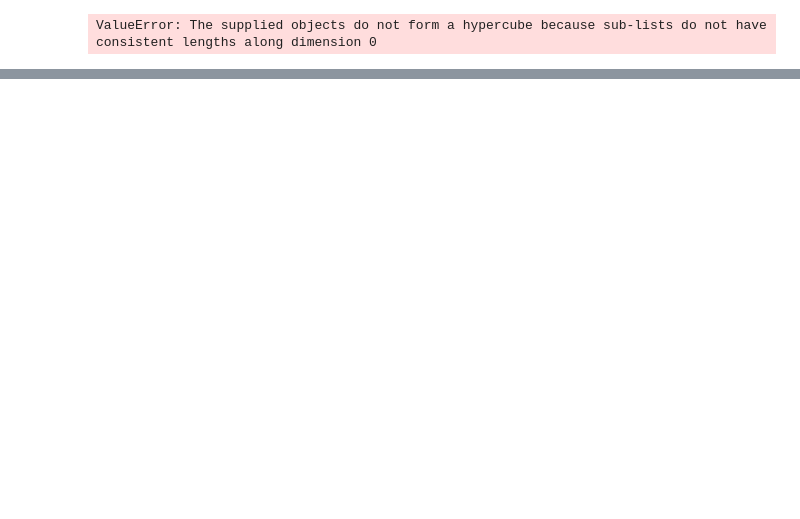
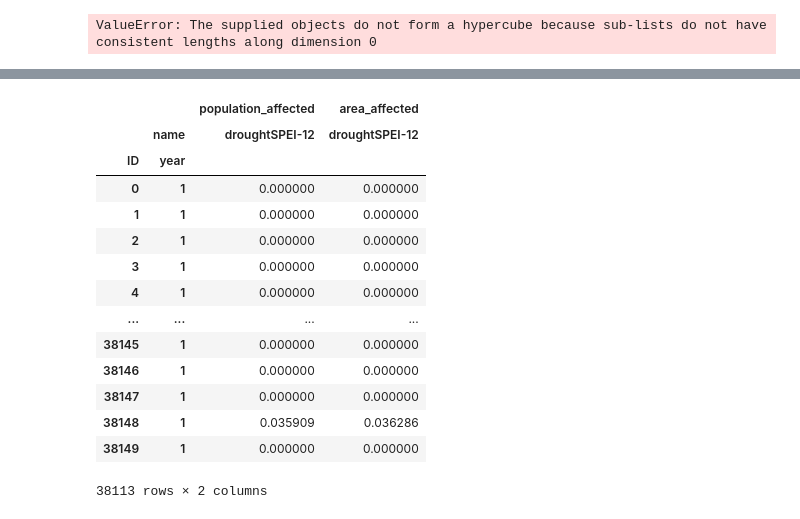
Before and after one commit to Queeno11/CLIENT-v2, a Jupyter notebook: debug.ipynb, the cells around one changed output, grey strips where cells are left out. Drawn from its saved outputs; the diff is of its cells as text; code cells hidden in the pictures; blank space fills up the shorter version.

```diff
--- a/debug.ipynb
+++ b/debug.ipynb
@@ -90,0 +253,25 @@ ValueError: The supplied objects do not form a hypercube because sub-lists do no
+# %%
+import dask.dataframe as dd
+df = pd.read_csv(r"D:\World Bank\CLIENT v2\Data\Data_proc\shocks\drought_long.csv")
+pivot = df.pivot(
+    index=["ID", "year"],
+    columns="name",
+    values=["population_affected", "area_affected"],
+)
+pivot
+# %% [output]
+|  |  | population_affected | area_affected |
+|  | name | droughtSPEI-12 | droughtSPEI-12 |
+| ID | year |  |  |
+| 0 | 1 | 0.000000 | 0.000000 |
+| 1 | 1 | 0.000000 | 0.000000 |
+| 2 | 1 | 0.000000 | 0.000000 |
+| 3 | 1 | 0.000000 | 0.000000 |
+| 4 | 1 | 0.000000 | 0.000000 |
+| ... | ... | ... | ... |
+| 38145 | 1 | 0.000000 | 0.000000 |
+| 38146 | 1 | 0.000000 | 0.000000 |
+| 38147 | 1 | 0.000000 | 0.000000 |
+| 38148 | 1 | 0.035909 | 0.036286 |
+| 38149 | 1 | 0.000000 | 0.000000 |
+38113 rows × 2 columns
```
Also changed, not shown: parts of 17 cells of this notebook.
